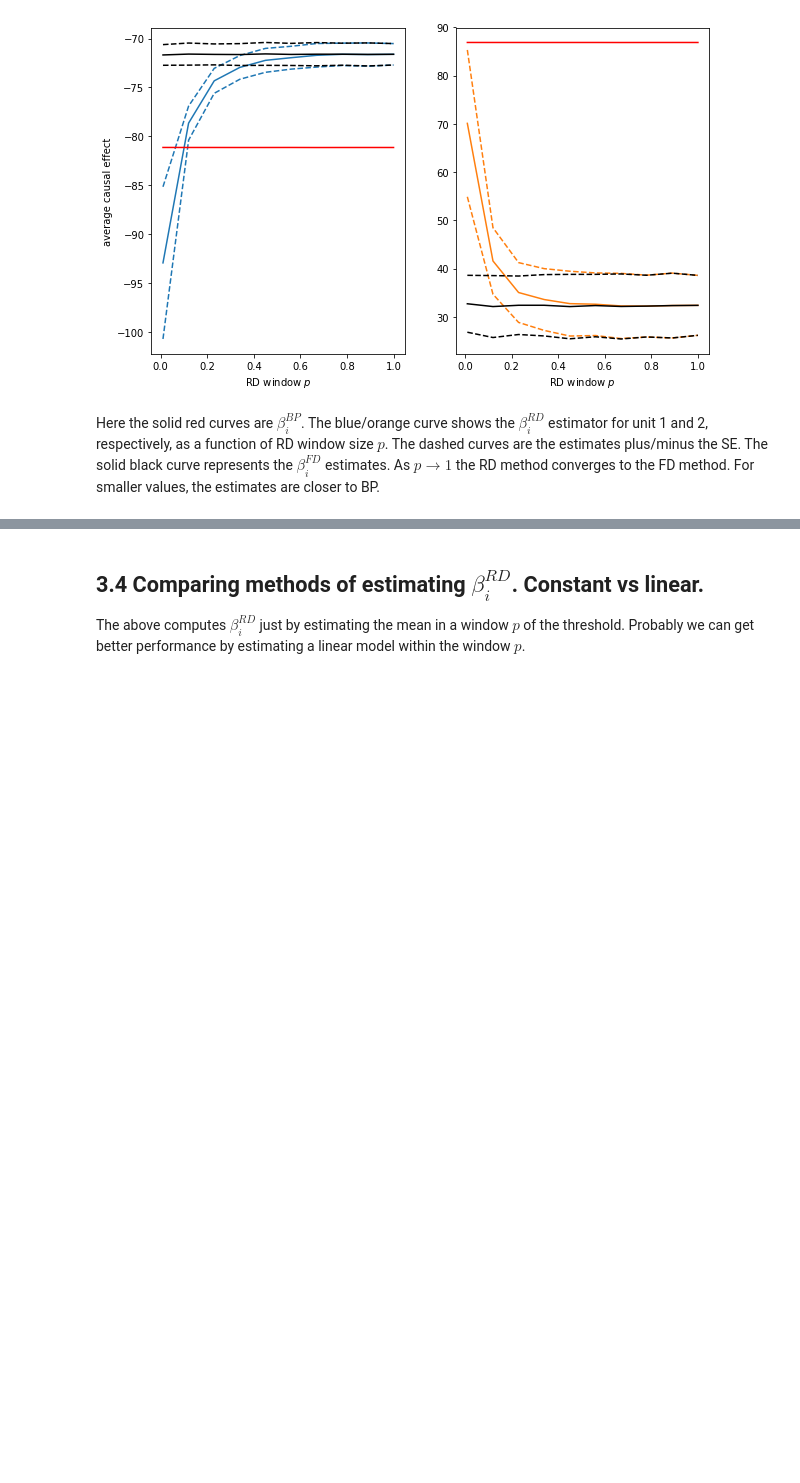
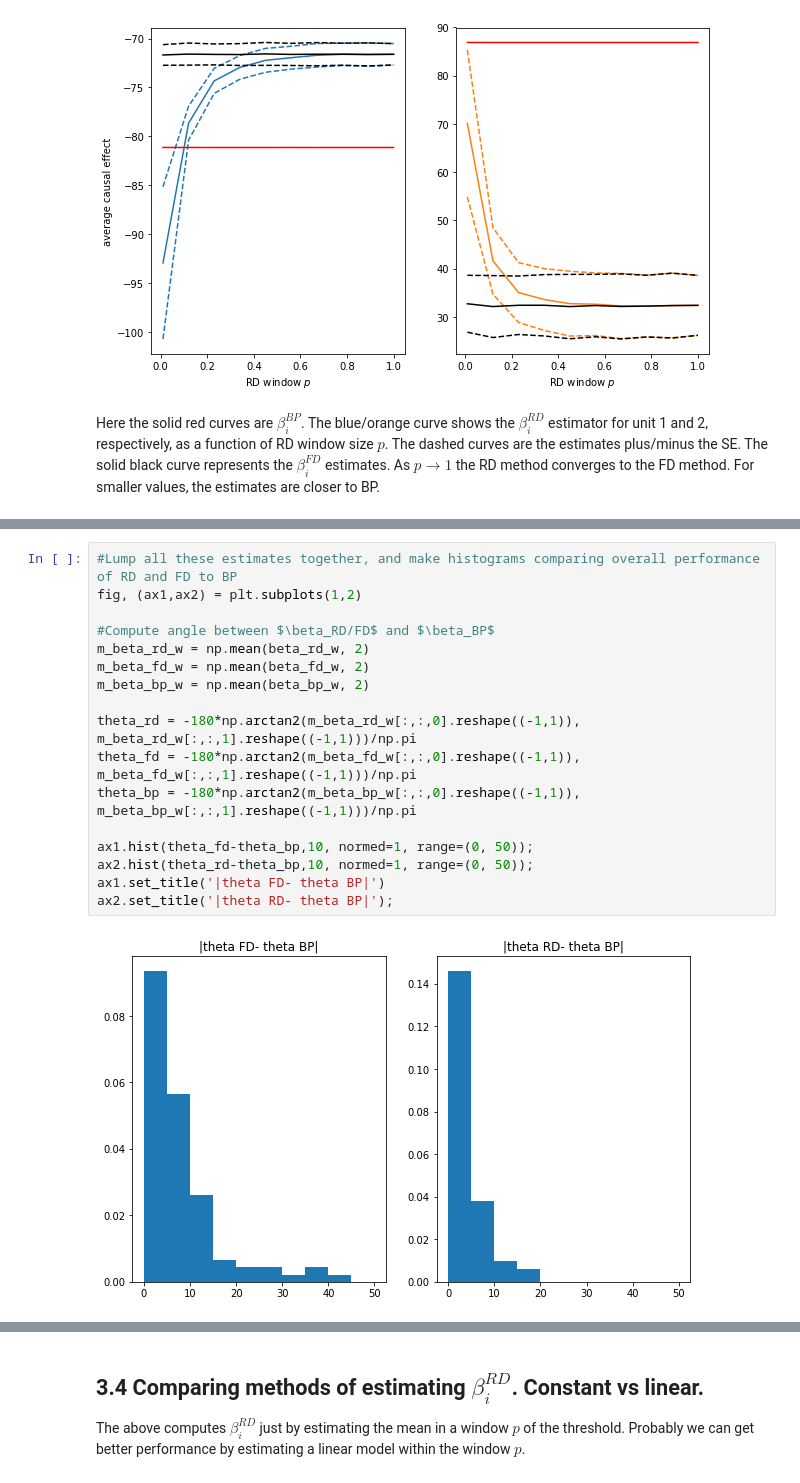
Before and after one commit to benlansdell/rdd, a Jupyter notebook: rdd.ipynb, the cells around one changed output, grey strips where cells are left out. Drawn from its saved outputs; the diff is of its cells as text; blank space fills up the shorter version.

```diff
--- a/rdd.ipynb
+++ b/rdd.ipynb
@@ -646,0 +673,19 @@ C = (hx**2)**2
+# %%
+#Lump all these estimates together, and make histograms comparing overall performance of RD and FD to BP
+fig, (ax1,ax2) = plt.subplots(1,2)
+
+#Compute angle between $\beta_RD/FD$ and $\beta_BP$
+m_beta_rd_w = np.mean(beta_rd_w, 2)
+m_beta_fd_w = np.mean(beta_fd_w, 2)
+m_beta_bp_w = np.mean(beta_bp_w, 2)
+
+theta_rd = -180*np.arctan2(m_beta_rd_w[:,:,0].reshape((-1,1)), m_beta_rd_w[:,:,1].reshape((-1,1)))/np.pi
+theta_fd = -180*np.arctan2(m_beta_fd_w[:,:,0].reshape((-1,1)), m_beta_fd_w[:,:,1].reshape((-1,1)))/np.pi
+theta_bp = -180*np.arctan2(m_beta_bp_w[:,:,0].reshape((-1,1)), m_beta_bp_w[:,:,1].reshape((-1,1)))/np.pi
+
+ax1.hist(theta_fd-theta_bp,10, normed=1, range=(0, 50));
+ax2.hist(theta_rd-theta_bp,10, normed=1, range=(0, 50));
+ax1.set_title('|theta FD- theta BP|')
+ax2.set_title('|theta RD- theta BP|');
+# %% [output]
+[figure, added]
```
Also changed, not shown: parts of 13 cells of this notebook, 5 other files.
